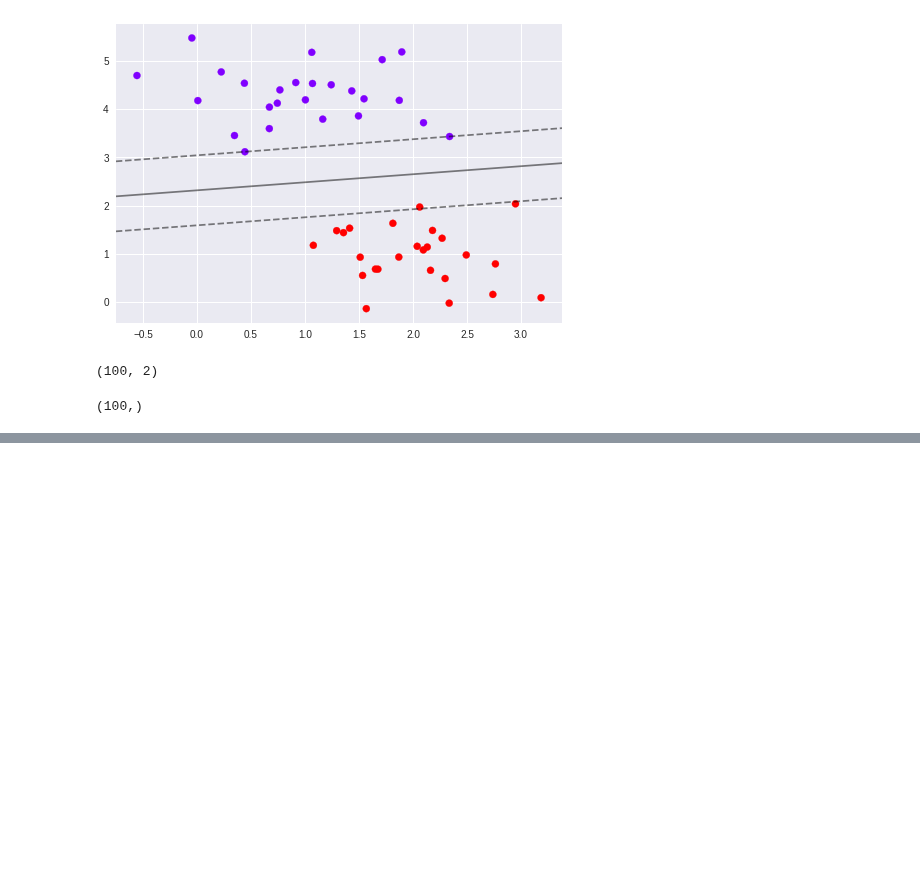
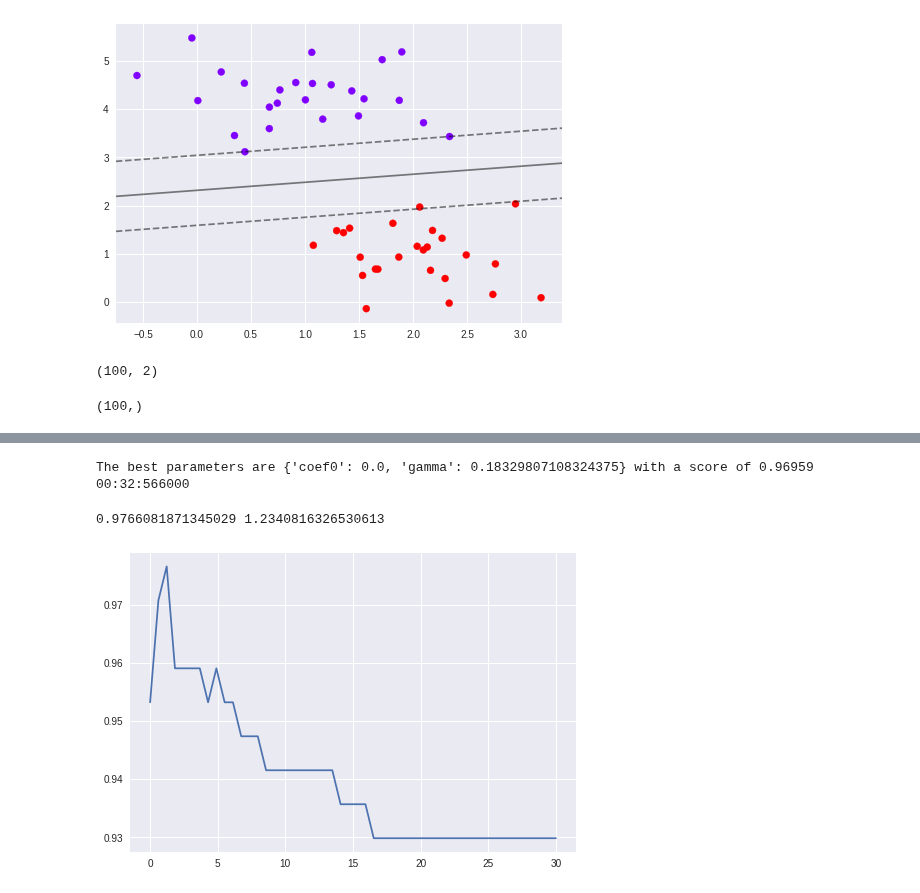
Before and after one commit to cwcheng0/practicepython, a Jupyter notebook: SKLearn_SVM.ipynb, the cells around one changed output, grey strips where cells are left out. Saved outputs shown, nothing was run; the diff lists cells and outputs as text; code cells hidden in the pictures; blank space fills up the shorter version.

```diff
--- a/SKLearn_SVM.ipynb
+++ b/SKLearn_SVM.ipynb
@@ -266,0 +335,3 @@ plot_svc_decision_function(clf)
+# %%
+# Train & Test
+Xtrain, Xtest, Ytrain, Ytest = train_test_split(X,y,test_size=0.3,random_state=420)
@@ -266,0 +543,22 @@ plot_svc_decision_function(clf)
+# %%
+##
+print("The best parameters are %s with a score of %0.5f" % (grid.best_params_,grid.best_score_))
+print(datetime.datetime.fromtimestamp(time()-time0).strftime("%M:%S:%f"))
+# %% [output]
+The best parameters are {'coef0': 0.0, 'gamma': 0.18329807108324375} with a score of 0.96959
+00:32:566000
+# %%
+## Another way to run
+#调线性核函数
+score = []
+C_range = np.linspace(0.01,30,50)
+for i in C_range:
+  clf = SVC(kernel="linear",C=i,cache_size=5000).fit(Xtrain,Ytrain)
+  score.append(clf.score(Xtest,Ytest))
+
+print(max(score), C_range[score.index(max(score))])
+plt.plot(C_range,score)
+plt.show()
+# %% [output]
+0.9766081871345029 1.2340816326530613
+[figure, added]
```
Also changed, not shown: parts of 24 cells of this notebook.
